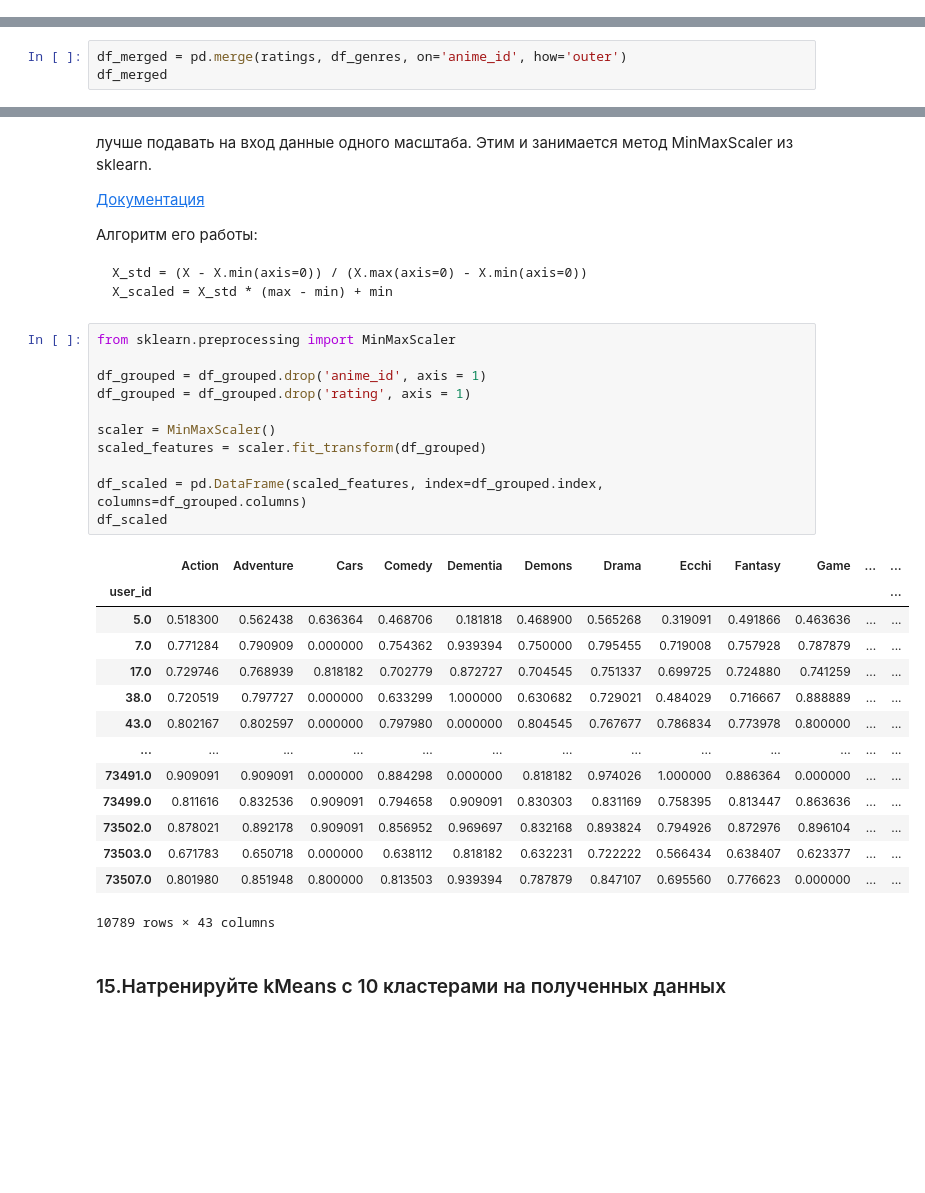
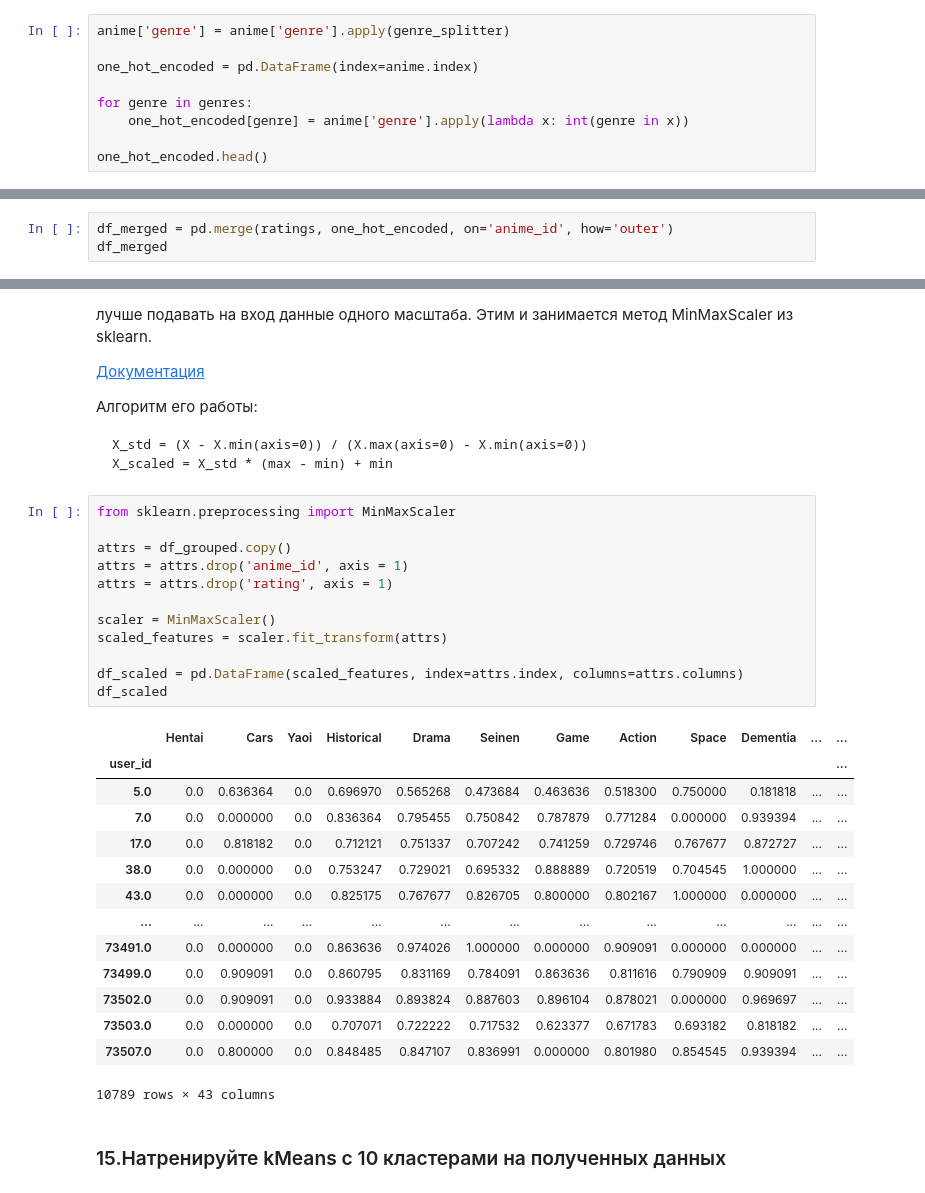
Before and after one commit to nikitavik/ml_adv_hw, a Jupyter notebook: 02_clustering/04-hw-clustering.ipynb, the cells around one changed output, grey strips where cells are left out. Saved outputs shown, nothing was run; the diff lists cells and outputs as text; blank space fills up the shorter version.

```diff
--- a/02_clustering/04-hw-clustering.ipynb
+++ b/02_clustering/04-hw-clustering.ipynb
@@ -411,0 +387,9 @@ df_genres
+# %%
+anime['genre'] = anime['genre'].apply(genre_splitter)
+
+one_hot_encoded = pd.DataFrame(index=anime.index)
+
+for genre in genres:
+    one_hot_encoded[genre] = anime['genre'].apply(lambda x: int(genre in x))
+
+one_hot_encoded.head()
@@ -426,6 +419,6 @@ df_genres
 
 Получим таблицу, где строк будет N*M штук, где N - количество юзеров и M - количество аниме
 # %%
-df_merged = pd.merge(ratings, df_genres, on='anime_id', how='outer')
+df_merged = pd.merge(ratings, one_hot_encoded, on='anime_id', how='outer')
 df_merged
 # %% [output]
@@ -510,28 +503,29 @@ X_scaled = X_std * (max - min) + min
 # %%
 from sklearn.preprocessing import MinMaxScaler
 
-df_grouped = df_grouped.drop('anime_id', axis = 1)
-df_grouped = df_grouped.drop('rating', axis = 1)
+attrs = df_grouped.copy()
+attrs = attrs.drop('anime_id', axis = 1)
+attrs = attrs.drop('rating', axis = 1)
 
 scaler = MinMaxScaler()
-scaled_features = scaler.fit_transform(df_grouped)
+scaled_features = scaler.fit_transform(attrs)
 
-df_scaled = pd.DataFrame(scaled_features, index=df_grouped.index, columns=df_grouped.columns)
+df_scaled = pd.DataFrame(scaled_features, index=attrs.index, columns=attrs.columns)
 df_scaled
 # %% [output]
-|  | Action | Adventure | Cars | Comedy | Dementia | Demons | Drama | Ecchi | Fantasy | Game | ... | ... |
+|  | Hentai | Cars | Yaoi | Historical | Drama | Seinen | Game | Action | Space | Dementia | ... | ... |
 | user_id |  |  |  |  |  |  |  |  |  |  |  | ... |
-| 5.0 | 0.518300 | 0.562438 | 0.636364 | 0.468706 | 0.181818 | 0.468900 | 0.565268 | 0.319091 | 0.491866 | 0.463636 | ... | ... |
-| 7.0 | 0.771284 | 0.790909 | 0.000000 | 0.754362 | 0.939394 | 0.750000 | 0.795455 | 0.719008 | 0.757928 | 0.787879 | ... | ... |
-| 17.0 | 0.729746 | 0.768939 | 0.818182 | 0.702779 | 0.872727 | 0.704545 | 0.751337 | 0.699725 | 0.724880 | 0.741259 | ... | ... |
-| 38.0 | 0.720519 | 0.797727 | 0.000000 | 0.633299 | 1.000000 | 0.630682 | 0.729021 | 0.484029 | 0.716667 | 0.888889 | ... | ... |
-| 43.0 | 0.802167 | 0.802597 | 0.000000 | 0.797980 | 0.000000 | 0.804545 | 0.767677 | 0.786834 | 0.773978 | 0.800000 | ... | ... |
+| 5.0 | 0.0 | 0.636364 | 0.0 | 0.696970 | 0.565268 | 0.473684 | 0.463636 | 0.518300 | 0.750000 | 0.181818 | ... | ... |
+| 7.0 | 0.0 | 0.000000 | 0.0 | 0.836364 | 0.795455 | 0.750842 | 0.787879 | 0.771284 | 0.000000 | 0.939394 | ... | ... |
+| 17.0 | 0.0 | 0.818182 | 0.0 | 0.712121 | 0.751337 | 0.707242 | 0.741259 | 0.729746 | 0.767677 | 0.872727 | ... | ... |
+| 38.0 | 0.0 | 0.000000 | 0.0 | 0.753247 | 0.729021 | 0.695332 | 0.888889 | 0.720519 | 0.704545 | 1.000000 | ... | ... |
+| 43.0 | 0.0 | 0.000000 | 0.0 | 0.825175 | 0.767677 | 0.826705 | 0.800000 | 0.802167 | 1.000000 | 0.000000 | ... | ... |
 | ... | ... | ... | ... | ... | ... | ... | ... | ... | ... | ... | ... | ... |
-| 73491.0 | 0.909091 | 0.909091 | 0.000000 | 0.884298 | 0.000000 | 0.818182 | 0.974026 | 1.000000 | 0.886364 | 0.000000 | ... | ... |
-| 73499.0 | 0.811616 | 0.832536 | 0.909091 | 0.794658 | 0.909091 | 0.830303 | 0.831169 | 0.758395 | 0.813447 | 0.863636 | ... | ... |
-| 73502.0 | 0.878021 | 0.892178 | 0.909091 | 0.856952 | 0.969697 | 0.832168 | 0.893824 | 0.794926 | 0.872976 | 0.896104 | ... | ... |
-| 73503.0 | 0.671783 | 0.650718 | 0.000000 | 0.638112 | 0.818182 | 0.632231 | 0.722222 | 0.566434 | 0.638407 | 0.623377 | ... | ... |
-| 73507.0 | 0.801980 | 0.851948 | 0.800000 | 0.813503 | 0.939394 | 0.787879 | 0.847107 | 0.695560 | 0.776623 | 0.000000 | ... | ... |
+| 73491.0 | 0.0 | 0.000000 | 0.0 | 0.863636 | 0.974026 | 1.000000 | 0.000000 | 0.909091 | 0.000000 | 0.000000 | ... | ... |
+| 73499.0 | 0.0 | 0.909091 | 0.0 | 0.860795 | 0.831169 | 0.784091 | 0.863636 | 0.811616 | 0.790909 | 0.909091 | ... | ... |
+| 73502.0 | 0.0 | 0.909091 | 0.0 | 0.933884 | 0.893824 | 0.887603 | 0.896104 | 0.878021 | 0.000000 | 0.969697 | ... | ... |
+| 73503.0 | 0.0 | 0.000000 | 0.0 | 0.707071 | 0.722222 | 0.717532 | 0.623377 | 0.671783 | 0.693182 | 0.818182 | ... | ... |
+| 73507.0 | 0.0 | 0.800000 | 0.0 | 0.848485 | 0.847107 | 0.836991 | 0.000000 | 0.801980 | 0.854545 | 0.939394 | ... | ... |
 10789 rows × 43 columns
 # %% [markdown]
 ### 15.Натренируйте kMeans с 10 кластерами на полученных данных
```
Also changed, not shown: parts of 16 cells of this notebook.
